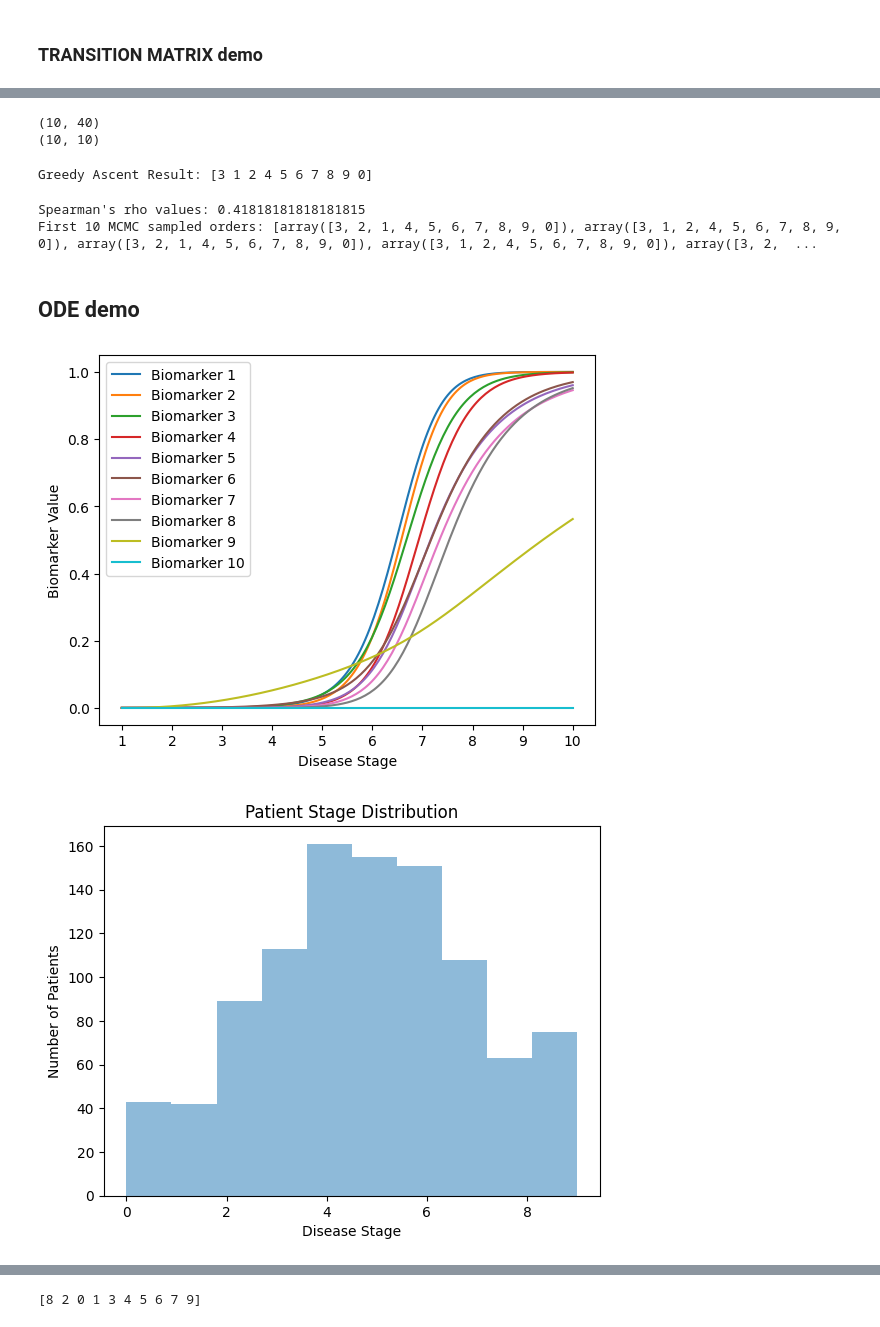
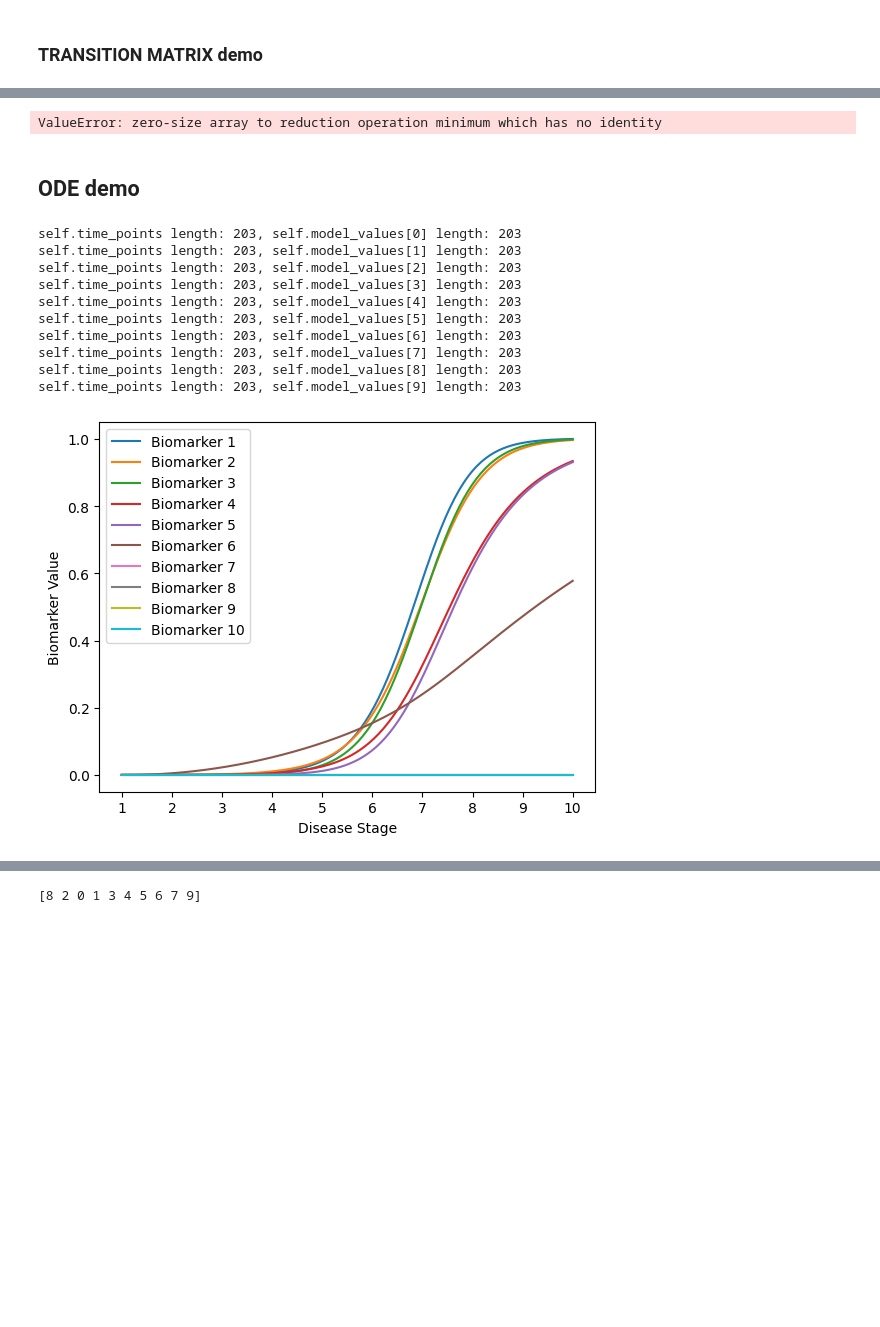
Before and after one commit to LAMCIG/Progression_models_simulations, a Jupyter notebook: notebooks/8-progression_model_simulator.ipynb, the cells around one changed output, grey strips where cells are left out. Drawn from its saved outputs; the diff is of its cells as text; code cells hidden in the pictures; blank space fills up the shorter version.

```diff
--- a/notebooks/8-progression_model_simulator.ipynb
+++ b/notebooks/8-progression_model_simulator.ipynb
@@ -165,44 +303,49 @@ sample_generator.plot_patient_biomarkers(patient_index=400)
-# %%
-print(canonical_generator.model_values.shape)
-print(canonical_generator.stage_values.shape)
-# %% [output]
-(10, 40)
-(10, 10)
 # %%
-analyzer = DiseaseProgressionAnalyzer(patient_samples)
+# run analysis
+X = sample_generator.get_sample()[0]
+y = sample_generator.get_sample()[1]
+
+analyzer = DiseaseProgressionAnalyzer(X, y)
 likelihood_matrix = analyzer.run_analysis('ebm')
 
 # get parameters including spearman's rho
 params = analyzer.ebm_analyzer.get_params()
-rho = params['rho']
-print("Spearman's rho values:", rho)
-
-# print orders
-analyzer.print_orders()
+rho = params['spearman_rho']
+print("Spearman's rho:", rho)
 # %% [output]
-Greedy Ascent Result: [3 1 2 4 5 6 7 8 9 0]
+ValueError: zero-size array to reduction operation minimum which has no identity
-Spearman's rho values: 0.41818181818181815
-First 10 MCMC sampled orders: [array([3, 2, 1, 4, 5, 6, 7, 8, 9, 0]), array([3, 1, 2, 4, 5, 6, 7, 8, 9, 0]), array([3, 2, 1, 4, 5, 6, 7, 8, 9, 0]), array([3, 1, 2, 4, 5, 6, 7, 8, 9, 0]), array([3, 2,  ...
 # %% [markdown]
 ## ODE demo
 # %%
 # TODO: add param grid options
 # model parameters
 n_biomarker_stages = 10
 model_type = 'logistic'
 
 # generate the canonical model
 logistic_model = CanonicalGenerator(n_biomarker_stages, model_type)
+logistic_values = logistic_model.get_stage_values()
 logistic_model.plot_disease_progression()
 
 # generate patient samples
-sample_generator = SampleGenerator(canonical_generator, n_patients = 1000, add_noise=True, noise_std=0.1, random_state=2, skewness=-1)
-patient_samples = sample_generator.patient_samples
+n_patients = 1000
+sample_generator = SampleGenerator(logistic_values,
+                                   n_patients,
+                                   dist_params={'loc': 3.5, 'scale': 3},
+                                   add_noise=True,
+                                   noise_std=0.1,
+                                   random_state=2)
 
-# plot stage histogram
-sample_generator.plot_stage_histogram()
-sample_generator.plot_biomarker_distribution(biomarker_index=1, healthy_stage_threshold=1)
-sample_generator.plot_patient_biomarkers(patient_index=400)
+patient_samples = sample_generator.get_sample()
 # %% [output]
+self.time_points length: 203, self.model_values[0] length: 203
+self.time_points length: 203, self.model_values[1] length: 203
+self.time_points length: 203, self.model_values[2] length: 203
+self.time_points length: 203, self.model_values[3] length: 203
+self.time_points length: 203, self.model_values[4] length: 203
+self.time_points length: 203, self.model_values[5] length: 203
+self.time_points length: 203, self.model_values[6] length: 203
+self.time_points length: 203, self.model_values[7] length: 203
+self.time_points length: 203, self.model_values[8] length: 203
+self.time_points length: 203, self.model_values[9] length: 203
-[figure, old version]
+[figure, new version]
-[figure, removed]
```
Also changed, not shown: parts of 14 cells of this notebook, 13 other files.
